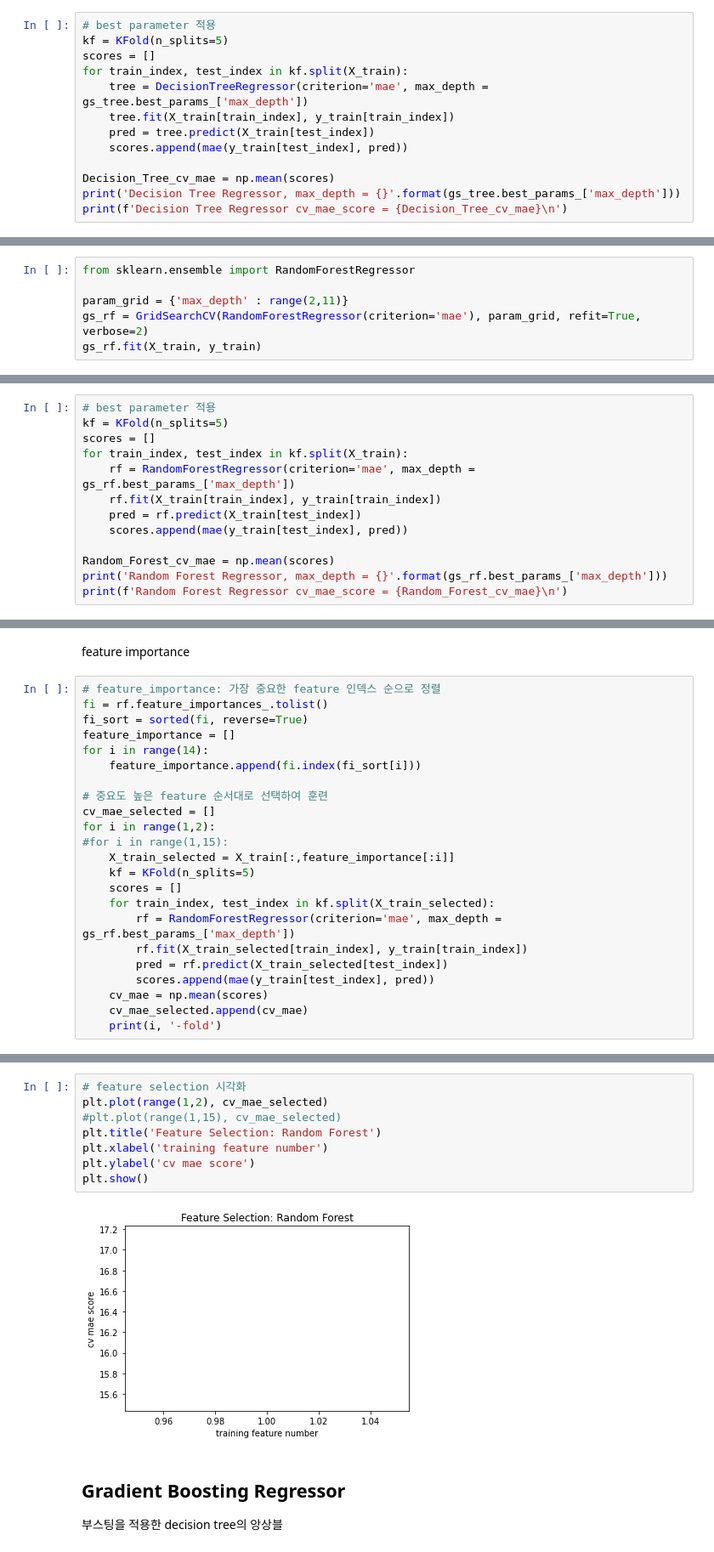
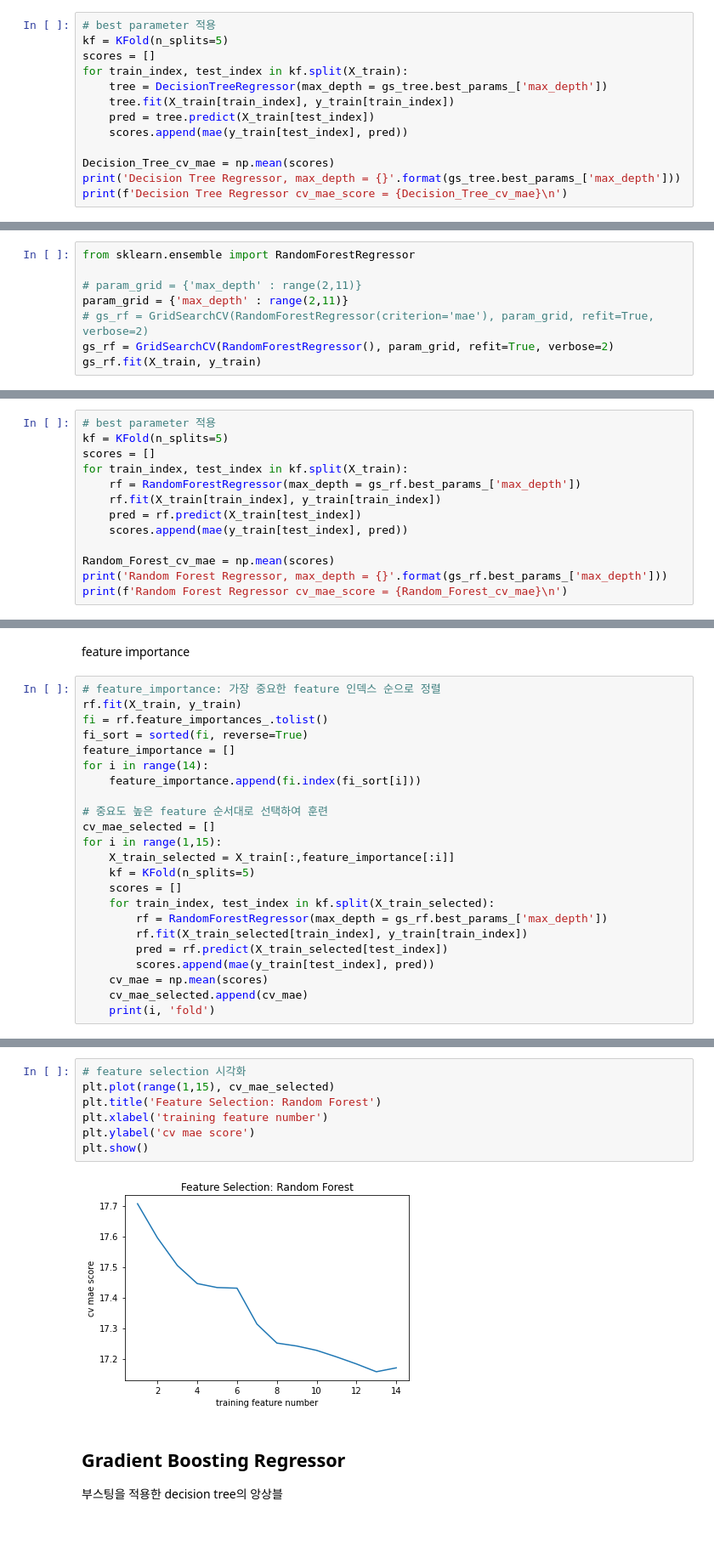
Before and after one commit to deagwon97/machine-learning-and-practice-report, a Jupyter notebook: Dacon_satellite_model.ipynb, the cells around one changed output, grey strips where cells are left out. Shown at 85% size. Cells and saved outputs as stored; diff of their text form.

```diff
--- a/Dacon_satellite_model.ipynb
+++ b/Dacon_satellite_model.ipynb
@@ -422,7 +425,7 @@ GridSearchCV(cv=None, error_score=nan,
 kf = KFold(n_splits=5)
 scores = []
 for train_index, test_index in kf.split(X_train):
-    tree = DecisionTreeRegressor(criterion='mae', max_depth = gs_tree.best_params_['max_depth'])
+    tree = DecisionTreeRegressor(max_depth = gs_tree.best_params_['max_depth'])
     tree.fit(X_train[train_index], y_train[train_index])
     pred = tree.predict(X_train[test_index])
     scores.append(mae(y_train[test_index], pred))
@@ -449,8 +452,10 @@ plt.show()
 # %%
 from sklearn.ensemble import RandomForestRegressor
 
+# param_grid = {'max_depth' : range(2,11)}
 param_grid = {'max_depth' : range(2,11)}
-gs_rf = GridSearchCV(RandomForestRegressor(criterion='mae'), param_grid, refit=True, verbose=2)
+# gs_rf = GridSearchCV(RandomForestRegressor(criterion='mae'), param_grid, refit=True, verbose=2)
+gs_rf = GridSearchCV(RandomForestRegressor(), param_grid, refit=True, verbose=2)
 gs_rf.fit(X_train, y_train)
 # %% [output]
 Fitting 5 folds for each of 9 candidates, totalling 45 fits
@@ -503,7 +504,7 @@ gs_rf.best_params_
 kf = KFold(n_splits=5)
 scores = []
 for train_index, test_index in kf.split(X_train):
-    rf = RandomForestRegressor(criterion='mae', max_depth = gs_rf.best_params_['max_depth'])
+    rf = RandomForestRegressor(max_depth = gs_rf.best_params_['max_depth'])
     rf.fit(X_train[train_index], y_train[train_index])
     pred = rf.predict(X_train[test_index])
     scores.append(mae(y_train[test_index], pred))
@@ -531,6 +527,7 @@ plt.show()
 feature importance
 # %%
 # feature_importance: 가장 중요한 feature 인덱스 순으로 정렬
+rf.fit(X_train, y_train)
 fi = rf.feature_importances_.tolist()
 fi_sort = sorted(fi, reverse=True)
 feature_importance = []
@@ -539,17 +536,16 @@ for i in range(14):
 
 # 중요도 높은 feature 순서대로 선택하여 훈련
 cv_mae_selected = []
-for i in range(1,2):
-#for i in range(1,15):
+for i in range(1,15):
     X_train_selected = X_train[:,feature_importance[:i]]
     kf = KFold(n_splits=5)
     scores = []
     for train_index, test_index in kf.split(X_train_selected):
-        rf = RandomForestRegressor(criterion='mae', max_depth = gs_rf.best_params_['max_depth'])
+        rf = RandomForestRegressor(max_depth = gs_rf.best_params_['max_depth'])
         rf.fit(X_train_selected[train_index], y_train[train_index])
         pred = rf.predict(X_train_selected[test_index])
         scores.append(mae(y_train[test_index], pred))
     cv_mae = np.mean(scores)
     cv_mae_selected.append(cv_mae)
-    print(i, '-fold')
+    print(i, 'fold')
 # %% [output]
@@ -561,13 +566,12 @@ cv_mae_selected
 # %%
 # feature selection 시각화
-plt.plot(range(1,2), cv_mae_selected)
-#plt.plot(range(1,15), cv_mae_selected)
+plt.plot(range(1,15), cv_mae_selected)
 plt.title('Feature Selection: Random Forest')
 plt.xlabel('training feature number')
 plt.ylabel('cv mae score')
 plt.show()
 # %% [output]
-[figure, old version]
+[figure, new version]
 # %% [markdown]
 ## Gradient Boosting Regressor
 부스팅을 적용한 decision tree의 앙상블
```
Also changed, not shown: parts of 20 cells of this notebook.
